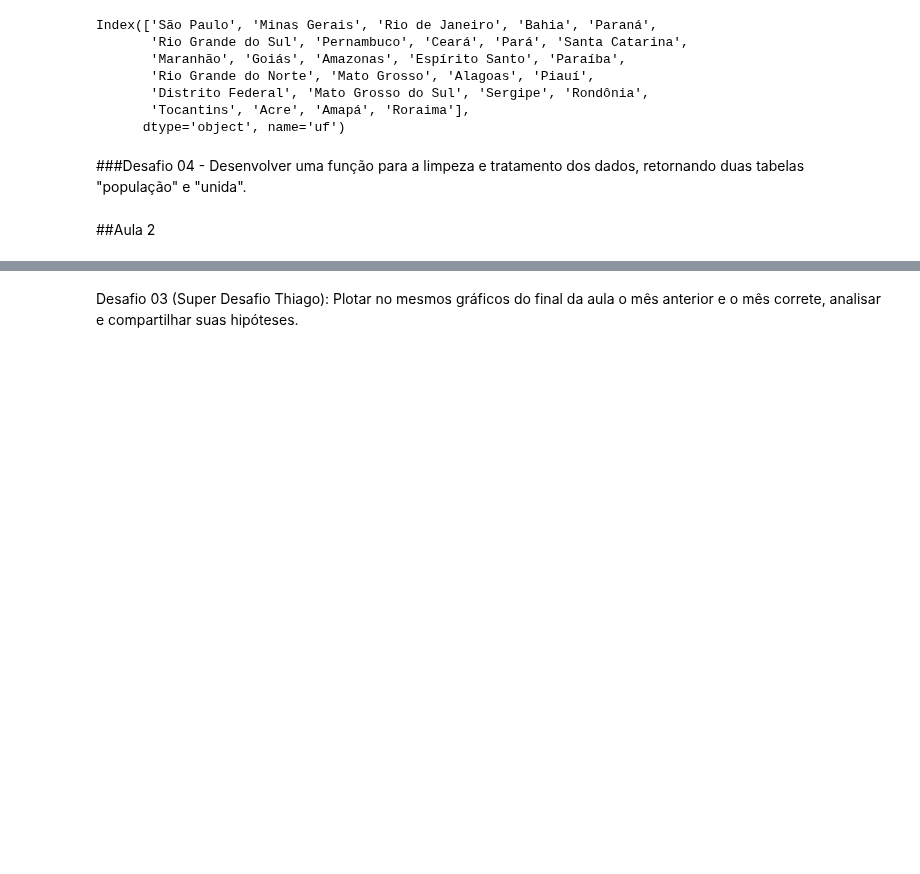
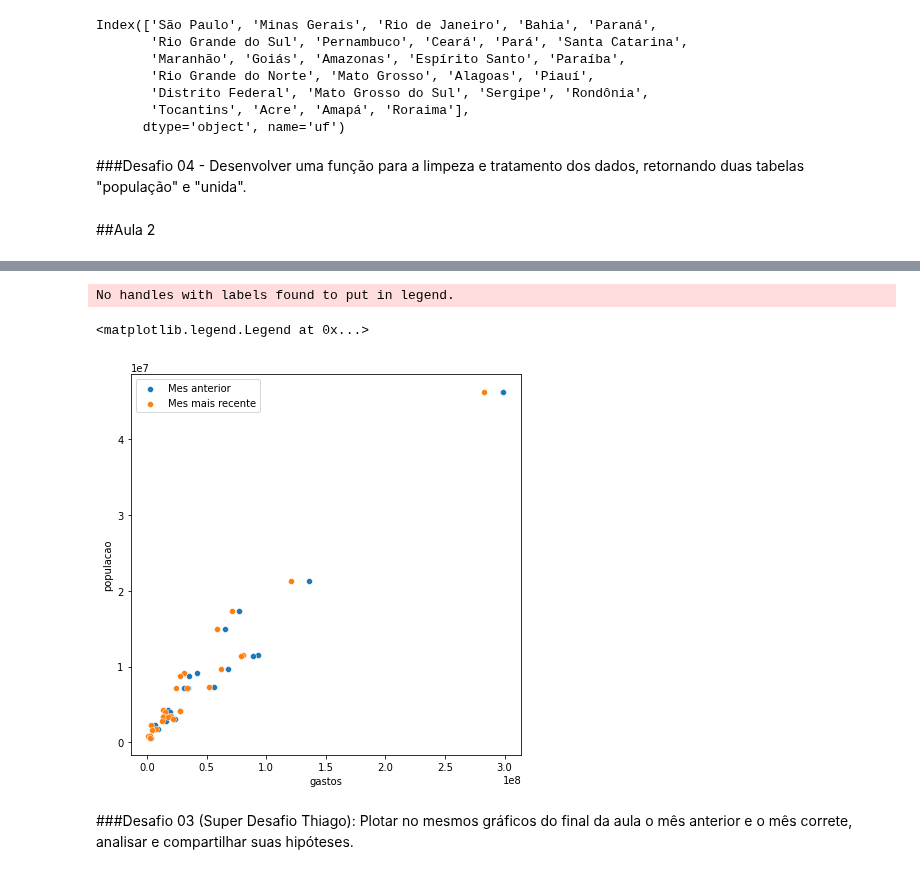
Before and after one commit to rabastos44/Bootcamp-Data-Science-Alura, a Jupyter notebook: Desafios_Modulo_2.ipynb, the cells around one changed output, grey strips where cells are left out. Drawn from its saved outputs; the diff is of its cells as text; code cells hidden in the pictures; blank space fills up the shorter version.

```diff
--- a/Desafios_Modulo_2.ipynb
+++ b/Desafios_Modulo_2.ipynb
@@ -162,3 +171,23 @@ Desafio 02 (Super Desafio Gui): Fazer os mesmos gráficos do final da aulas 2.1
+# %%
+import seaborn as sns
+
+mes_anterior_recente = ordenado_por_total.columns[-2]
+gastos_mes_anterior = ordenado_por_total[mes_anterior_recente]
+
+populacao, unida_anterior= adiciona_populacao(gastos_mes_anterior, tabela_populacao)
+unida_anterior['gastos por populacao'] = unida_anterior['gastos']*1000000/unida_anterior['populacao']
+
+plt.figure(figsize=(7,7))
+plt.legend()
+
+l1 = sns.scatterplot(x=unida_anterior['gastos']*1000000,y=unida_anterior['populacao'])
+sns.scatterplot(x=gastos_e_populacao_recente['gastos']*1000000,y=gastos_e_populacao_recente['populacao'])
+
+l1.legend(['Mes anterior','Mes mais recente'])
+# %% [output]
+No handles with labels found to put in legend.
+<matplotlib.legend.Legend at 0x...>
+[figure, added]
 # %% [markdown]
 
-Desafio 03 (Super Desafio Thiago): Plotar no mesmos gráficos do final da aula o mês anterior e o mês correte, analisar e compartilhar suas hipóteses.
+###Desafio 03 (Super Desafio Thiago): Plotar no mesmos gráficos do final da aula o mês anterior e o mês correte, analisar e compartilhar suas hipóteses.
```
Also changed, not shown: parts of 7 cells of this notebook.
